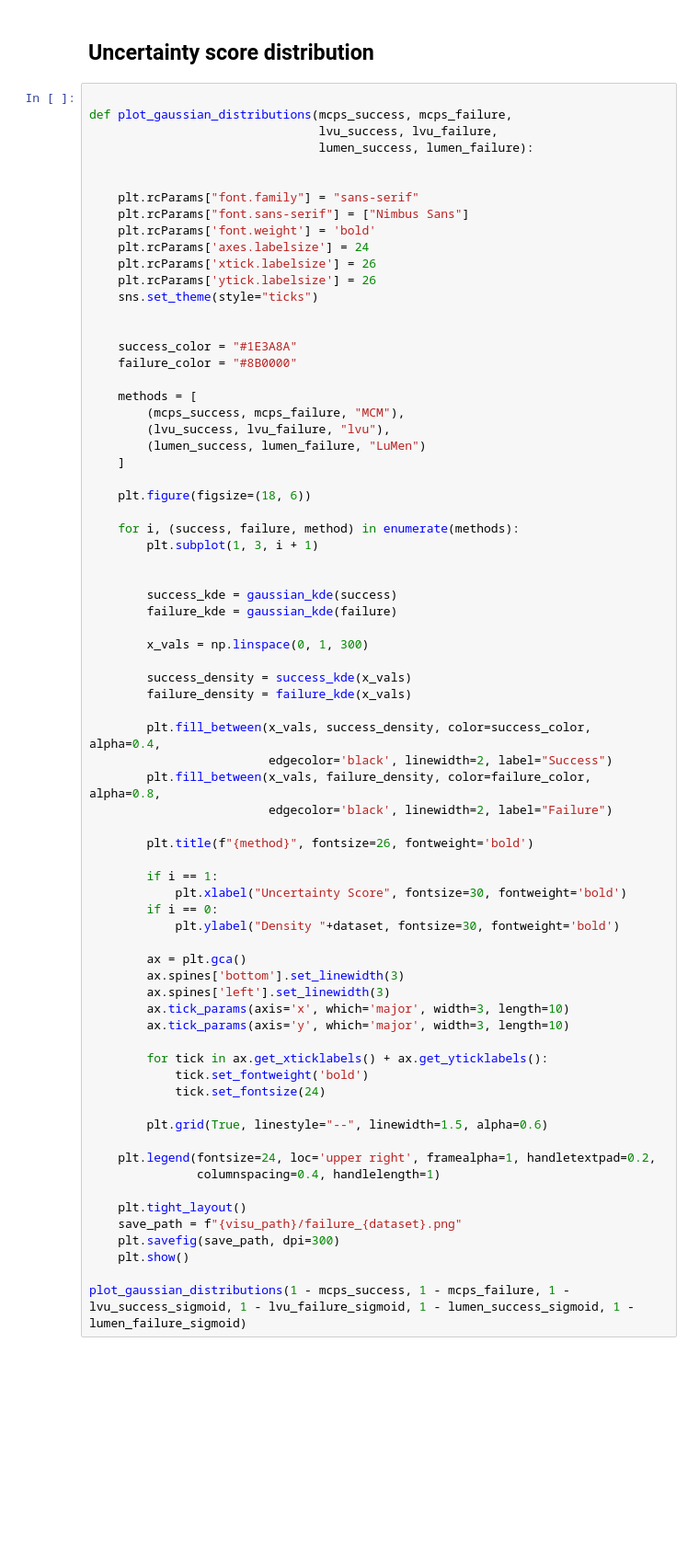
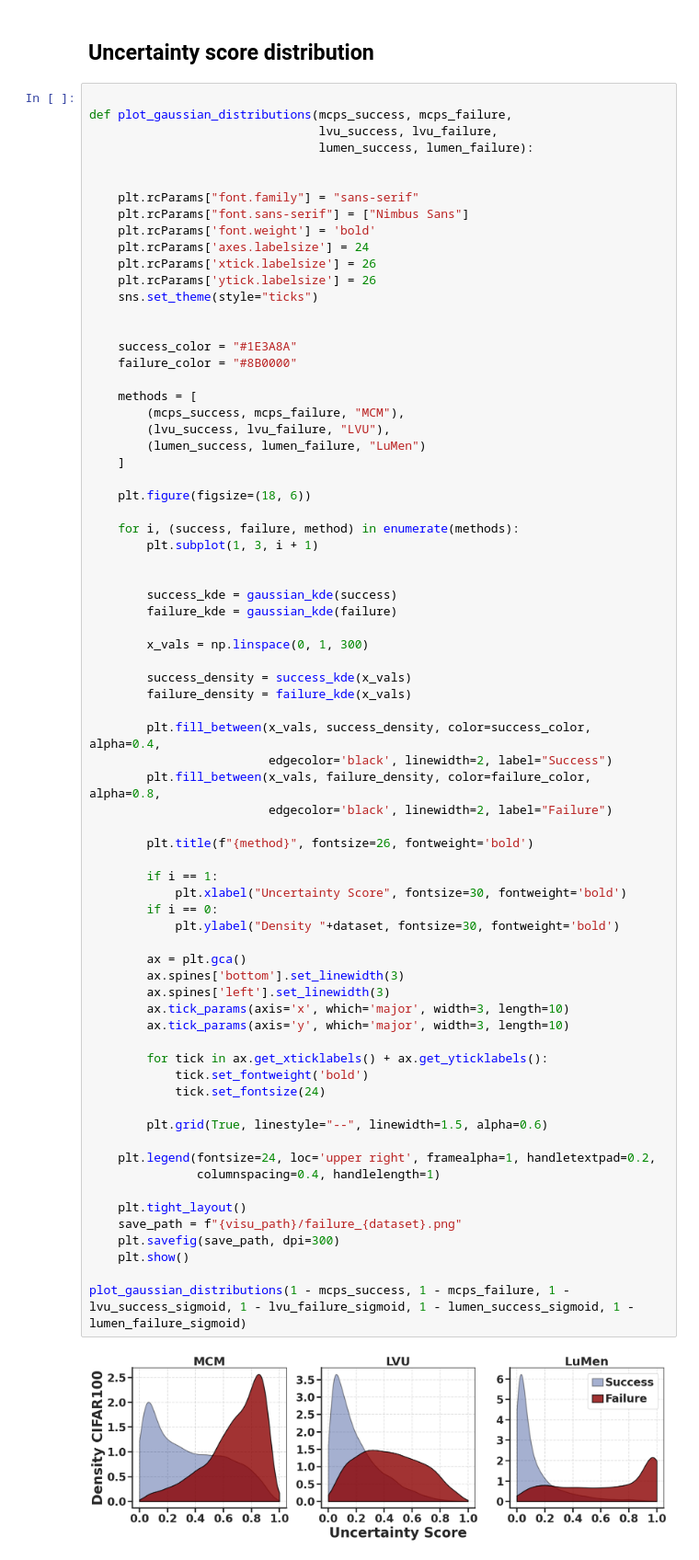
Before and after one commit to ykrmm/ViLU, a Jupyter notebook: notebooks/cifar100.ipynb, the cells around one changed output. Shown at 92% size. Cells and saved outputs as stored; diff of their text form; blank space fills up the shorter version.

```diff
--- a/notebooks/cifar100.ipynb
+++ b/notebooks/cifar100.ipynb
@@ -169,7 +178,7 @@ def plot_gaussian_distributions(mcps_success, mcps_failure,
 
     methods = [
         (mcps_success, mcps_failure, "MCM"),
-        (lvu_success, lvu_failure, "lvu"),
+        (lvu_success, lvu_failure, "LVU"),
         (lumen_success, lumen_failure, "LuMen")
     ]
 
@@ -193,30 +202,32 @@ def plot_gaussian_distributions(mcps_success, mcps_failure,
                          edgecolor='black', linewidth=2, label="Failure")
 
         plt.title(f"{method}", fontsize=26, fontweight='bold')
 
         if i == 1:
             plt.xlabel("Uncertainty Score", fontsize=30, fontweight='bold')
         if i == 0:
             plt.ylabel("Density "+dataset, fontsize=30, fontweight='bold')
 
         ax = plt.gca()
         ax.spines['bottom'].set_linewidth(3)
         ax.spines['left'].set_linewidth(3)
         ax.tick_params(axis='x', which='major', width=3, length=10)
         ax.tick_params(axis='y', which='major', width=3, length=10)
 
         for tick in ax.get_xticklabels() + ax.get_yticklabels():
             tick.set_fontweight('bold')
             tick.set_fontsize(24)
 
         plt.grid(True, linestyle="--", linewidth=1.5, alpha=0.6)
 
     plt.legend(fontsize=24, loc='upper right', framealpha=1, handletextpad=0.2,
                columnspacing=0.4, handlelength=1)
 
     plt.tight_layout()
     save_path = f"{visu_path}/failure_{dataset}.png"
     plt.savefig(save_path, dpi=300)
     plt.show()
 
 plot_gaussian_distributions(1 - mcps_success, 1 - mcps_failure, 1 - lvu_success_sigmoid, 1 - lvu_failure_sigmoid, 1 - lumen_success_sigmoid, 1 - lumen_failure_sigmoid)
+# %% [output]
+[figure, added]
```
Also changed, not shown: parts of 3 cells of this notebook, 38 other files.
